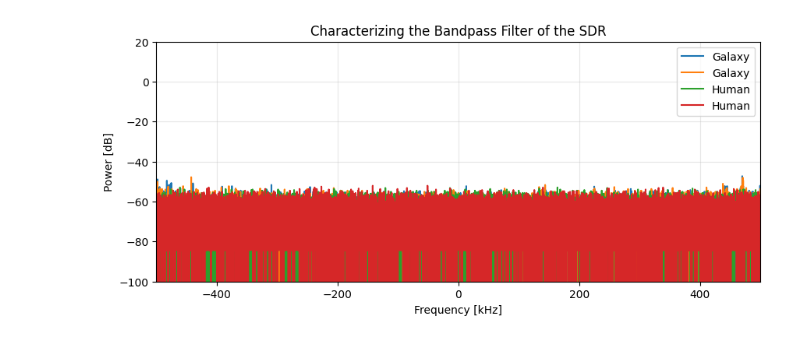
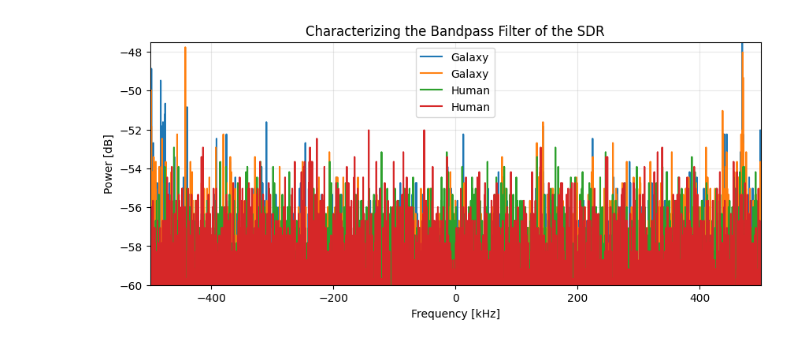
Before and after one commit to kaijaffarove/astro_lab, a Jupyter notebook: lab2.ipynb, the cells around one changed output. Saved outputs shown, nothing was run; the diff lists cells and outputs as text; code cells hidden in the pictures.

Commit message:
Prelimary Transmit Plots

```diff
--- a/lab2.ipynb
+++ b/lab2.ipynb
@@ -48,32 +290,32 @@ files = [
     ("Human",  "lab2_data/horn_human2.npz"),
     # ("Anti-aliasing Filter ON (400 kHz)", "sdr_bp/Z0_400_kHz_bp.npz"),
 ]
 
 plt.figure(figsize=(10,4))
 
 for label, fn in files:
     arr = func.load_file(fn)
     x = arr[1].astype(float)
     N = len(x)
 
     V = np.fft.fft(x)/N
     f = np.fft.fftfreq(N, d=1/fs)
 
     V = np.fft.fftshift(V)
     f = np.fft.fftshift(f)
 
     P = np.abs(V)**2
     PdB = 10*np.log10(P + 1e-30)
 
     plt.plot((f)/1e3, PdB, label=label)
 
 plt.xlim(-500, 500)
-plt.ylim(-100, 20)
+plt.ylim(-60, -47.5)
 plt.xlabel("Frequency [kHz]")
 plt.ylabel("Power [dB]")
 plt.title("Characterizing the Bandpass Filter of the SDR")
 plt.grid(True, alpha=0.3)
 plt.legend()
 plt.show()
 # %% [output]
-[figure, old version]
+[figure, new version]
```
Also changed, not shown: parts of 2 cells of this notebook.
